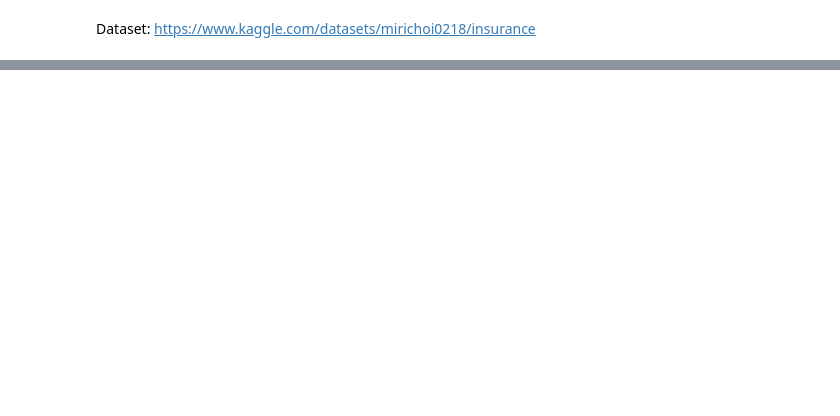
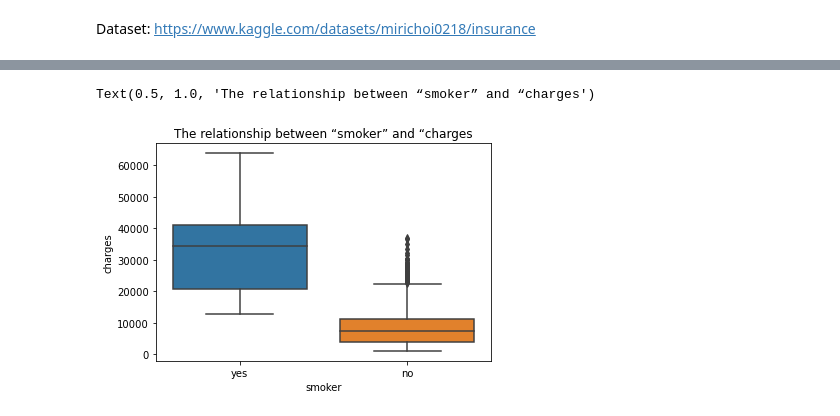
Before and after one commit to FatimaMuhammadAdam/ArewaDS-Machine-Learning-Assignments, a Jupyter notebook: week_3/distribution_visualization.ipynb, the cells around one changed output, grey strips where cells are left out. Cells and saved outputs as stored; diff of their text form; code cells hidden in the pictures; blank space fills up the shorter version.

```diff
--- a/week_3/distribution_visualization.ipynb
+++ b/week_3/distribution_visualization.ipynb
@@ -13,0 +82,7 @@ FileNotFoundError: [Errno 2] No such file or directory: 'base_url'
+# %%
+#relationship between smoker and charges
+sns.boxplot(x = 'smoker', y = 'charges', data = df)
+plt.title("The relationship between “smoker” and “charges")
+# %% [output]
+Text(0.5, 1.0, 'The relationship between “smoker” and “charges')
+[figure, added]
```
Also changed, not shown: parts of 11 cells of this notebook, 1 other file.
